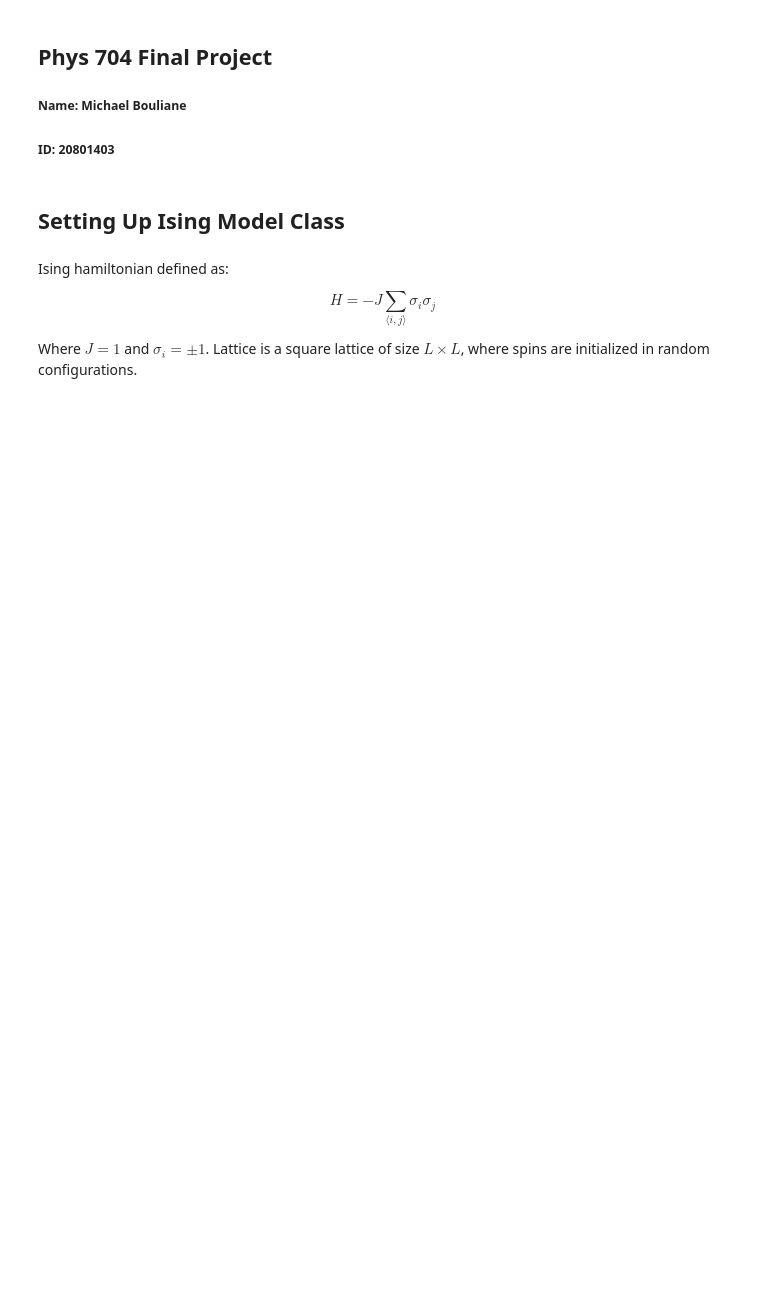
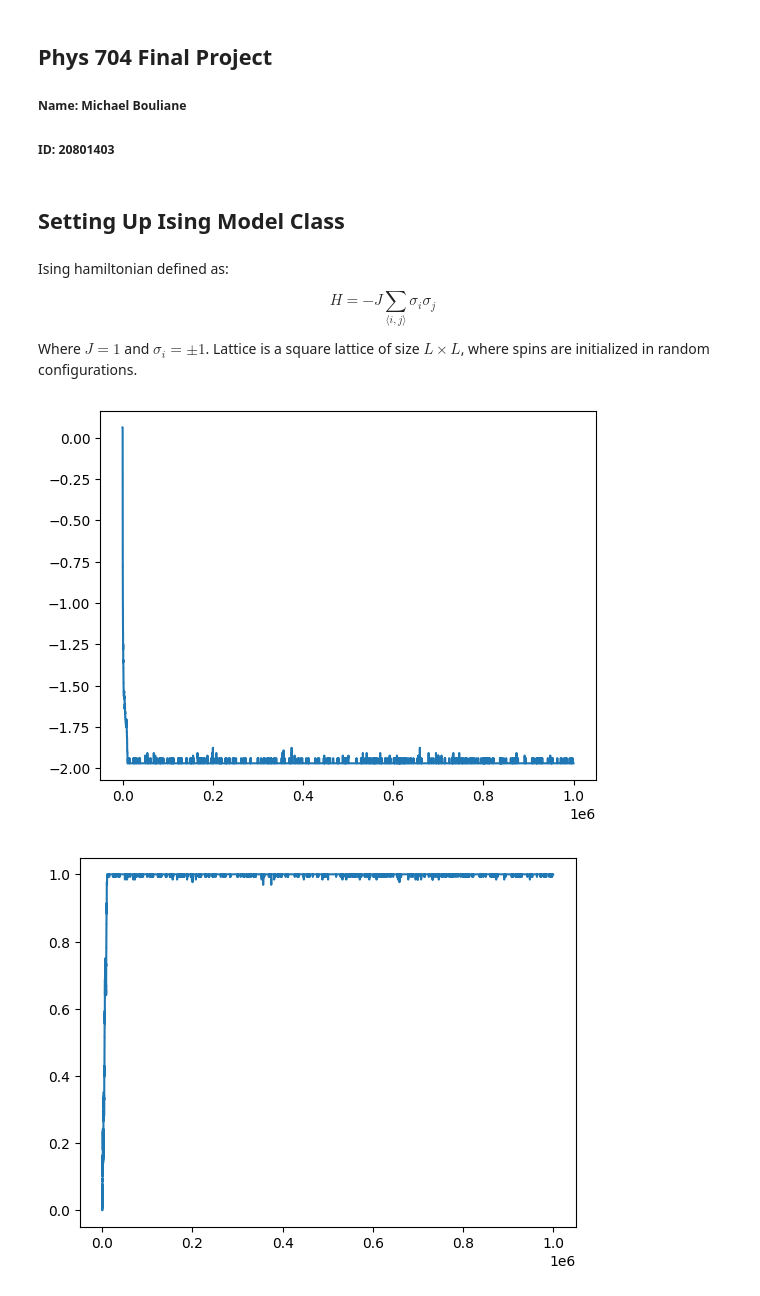
Before and after one commit to m-bouliane/Phys-705, a Jupyter notebook: Final Project.ipynb, the cells around one changed output. Cells and saved outputs as stored; diff of their text form; code cells hidden in the pictures; blank space fills up the shorter version.

```diff
--- a/Final Project.ipynb
+++ b/Final Project.ipynb
@@ -76,0 +148,13 @@ class IsingSystem():
+# %%
+test = IsingSystem(1, 16)
+
+energy, e, e2, mag, m, m2 = test.metropolis(1e6, 0.1)
+
+plt.plot(energy)
+plt.show()
+
+plt.plot(mag)
+plt.show()
+# %% [output]
+[figure, added]
+[figure, added]
```
Also changed, not shown: parts of 5 cells of this notebook, 1 other file.
